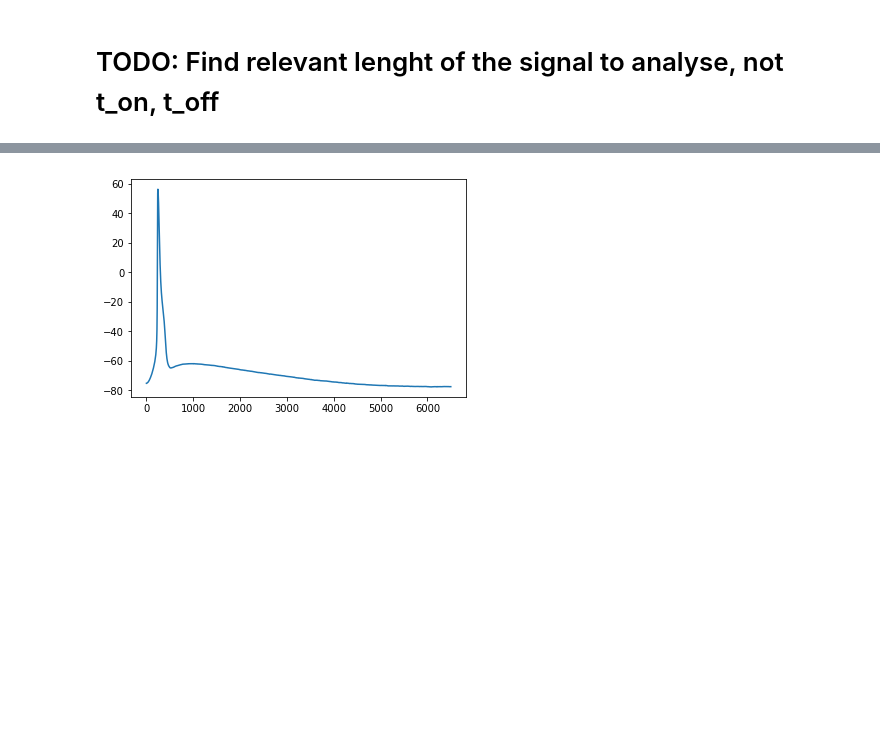
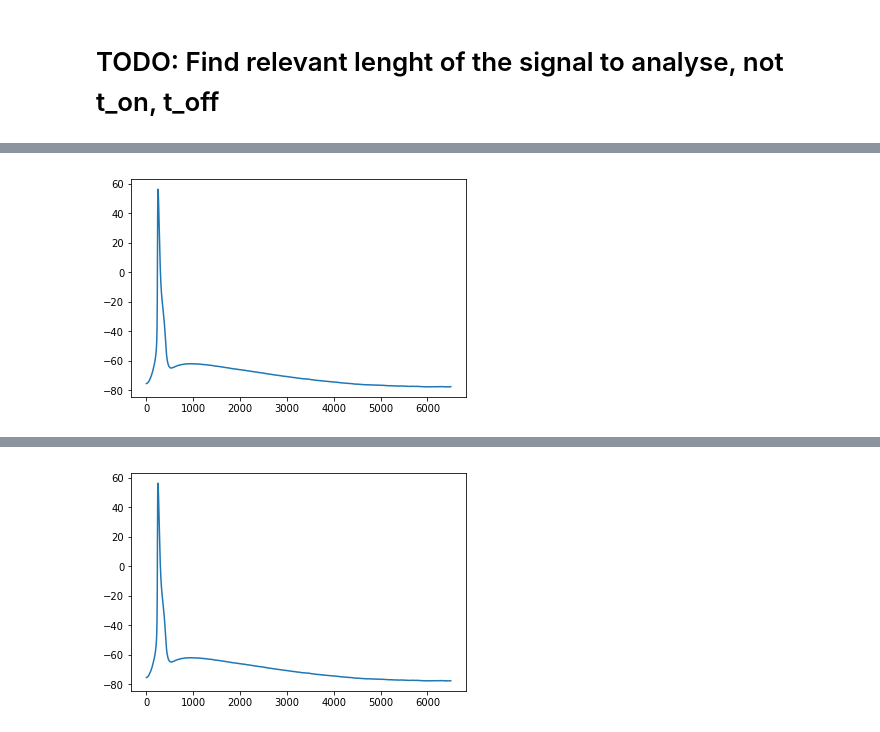
Before and after one commit to alTeska/DAPmodel, a Jupyter notebook: sum_stats_moments.ipynb, the cells around one changed output, grey strips where cells are left out. Drawn from its saved outputs; the diff is of its cells as text; code cells hidden in the pictures; blank space fills up the shorter version.

```diff
--- a/sum_stats_moments.ipynb
+++ b/sum_stats_moments.ipynb
@@ -119,0 +126,6 @@ plt.plot(t, v_all);
+# %%
+v_dap = np.copy(np.array(x['data']))
+v_dap = v_dap[t_on:]
+plt.plot(v_dap);v
+# %% [output]
+[figure, added]
```
Also changed, not shown: parts of 15 cells of this notebook, 2 other files.
